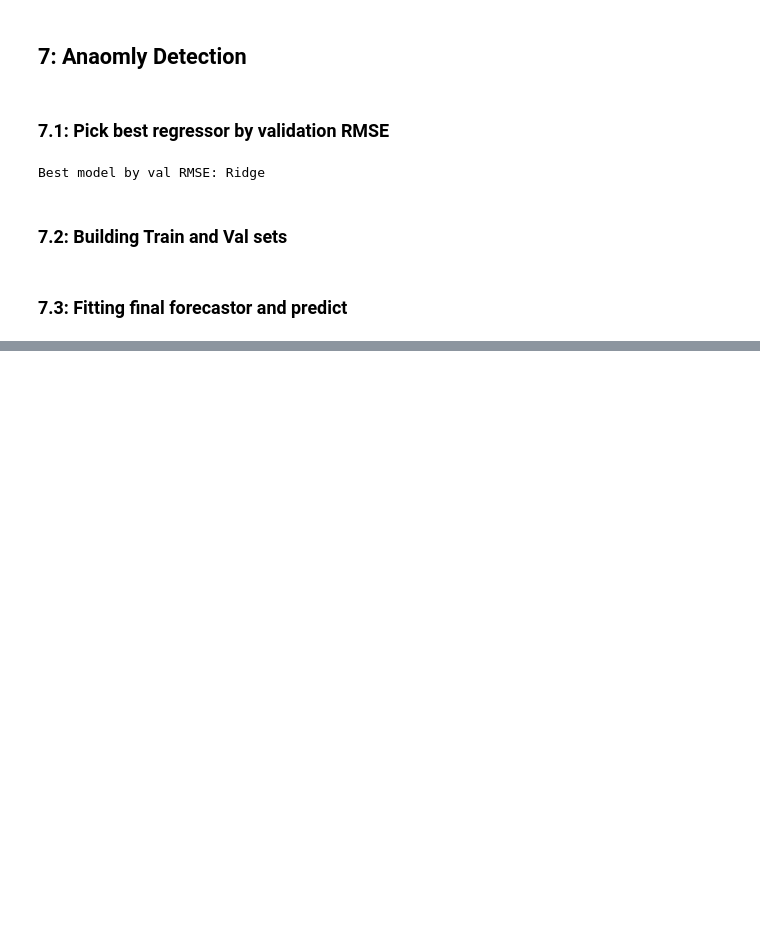
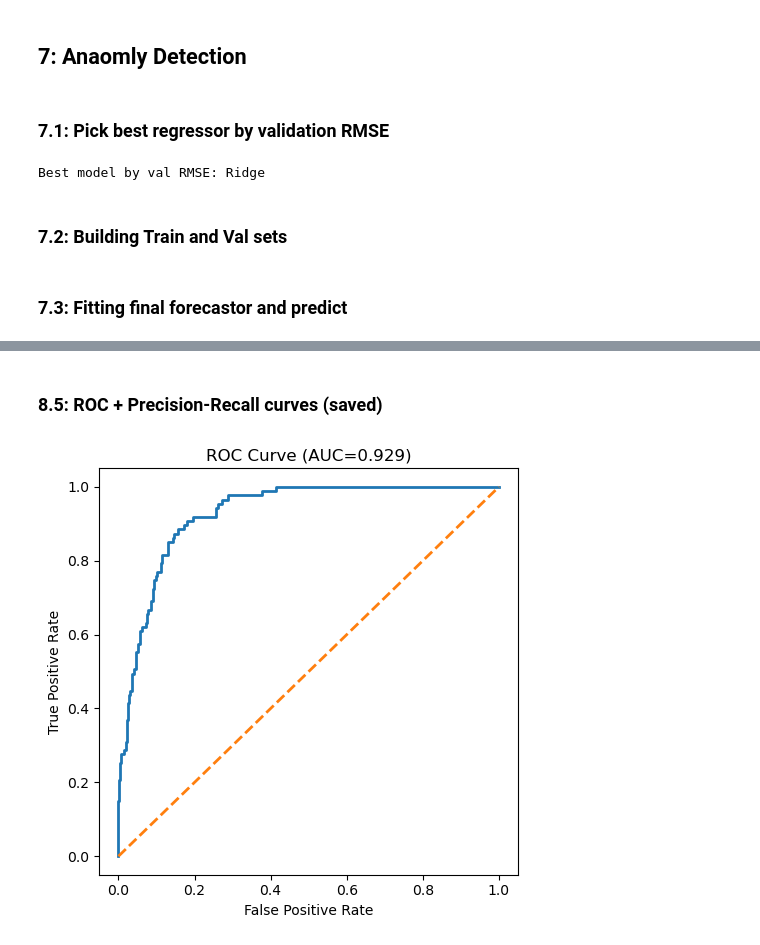
Before and after one commit to Ayatelawej/EC558_project, a Jupyter notebook: notebooks/EC558_core_pipeline.ipynb, the cells around one changed output, grey strips where cells are left out. Drawn from its saved outputs; the diff is of its cells as text; code cells hidden in the pictures; blank space fills up the shorter version.

```diff
--- a/notebooks/EC558_core_pipeline.ipynb
+++ b/notebooks/EC558_core_pipeline.ipynb
@@ -1801,0 +1940,10 @@ Given a trained forecasting model, we can automatically detect unusual traffic b
+# %%
+X_train = X_all.iloc[:train_end]
+X_val   = X_all.iloc[train_end:val_end]
+X_trainval = X_all.iloc[:val_end]
+X_test  = X_all.iloc[val_end:]
+
+y_train = y_all_clf.iloc[:train_end]
+y_val   = y_all_clf.iloc[train_end:val_end]
+y_trainval = y_all_clf.iloc[:val_end]
+y_test_clf = y_all_clf.iloc[val_end:]
@@ -1801,0 +2001,14 @@ Given a trained forecasting model, we can automatically detect unusual traffic b
+# %%
+final_clf, final_clf_scaler, proba_test = get_proba(best_clf_model, X_trainval, y_trainval, X_test)
+yhat_test_clf = (proba_test >= best_thr).astype(int)
+
+print("\nFINAL Classification metrics on TEST:")
+final_clf_metrics = clf_metrics(y_test_clf, yhat_test_clf, prefix="  ")
+
+print("\nConfusion matrix (TEST):")
+print(confusion_matrix(y_test_clf, yhat_test_clf))
+
+print("\nClassification report (TEST):")
+print(classification_report(y_test_clf, yhat_test_clf, digits=4))
+
+print("\nROC-AUC (TEST):", roc_auc_score(y_test_clf, proba_test))
@@ -1801,0 +2033,17 @@ Given a trained forecasting model, we can automatically detect unusual traffic b
+# %% [markdown]
+<h3>8.5: ROC + Precision-Recall curves (saved)</h3>
+# %%
+fpr, tpr, _ = roc_curve(y_test_clf, proba_test)
+roc_auc = auc(fpr, tpr)
+
+plt.figure(figsize=(5, 5))
+plt.plot(fpr, tpr, linewidth=2)
+plt.plot([0, 1], [0, 1], linestyle="--", linewidth=2)
+plt.xlabel("False Positive Rate")
+plt.ylabel("True Positive Rate")
+plt.title(f"ROC Curve (AUC={roc_auc:.3f})")
+plt.tight_layout()
+plt.savefig(os.path.join(FIG_DIR, "clf_roc_test.png"), dpi=150)
+plt.show()
+# %% [output]
+[figure, added]
```
Also changed, not shown: parts of 50 cells of this notebook, 13 other files.
